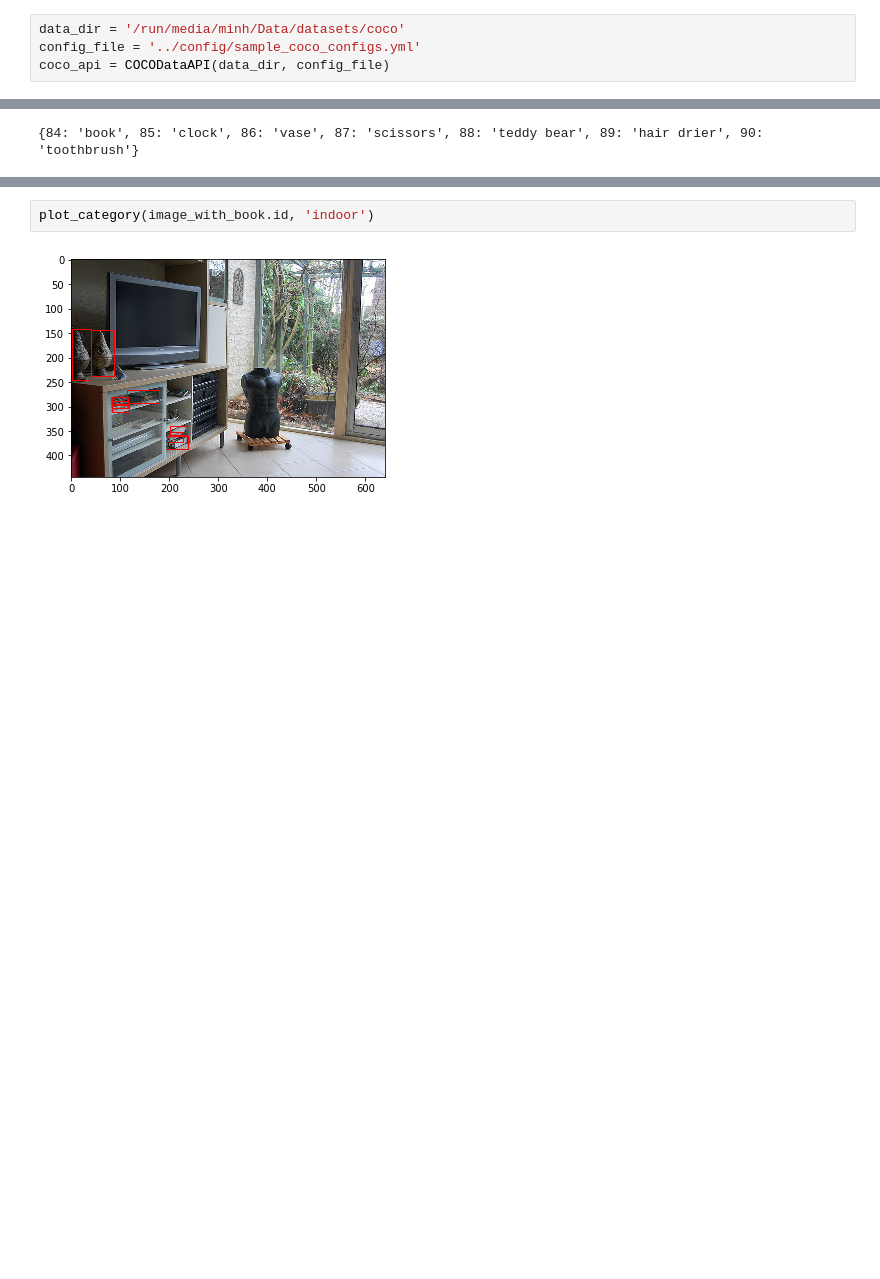
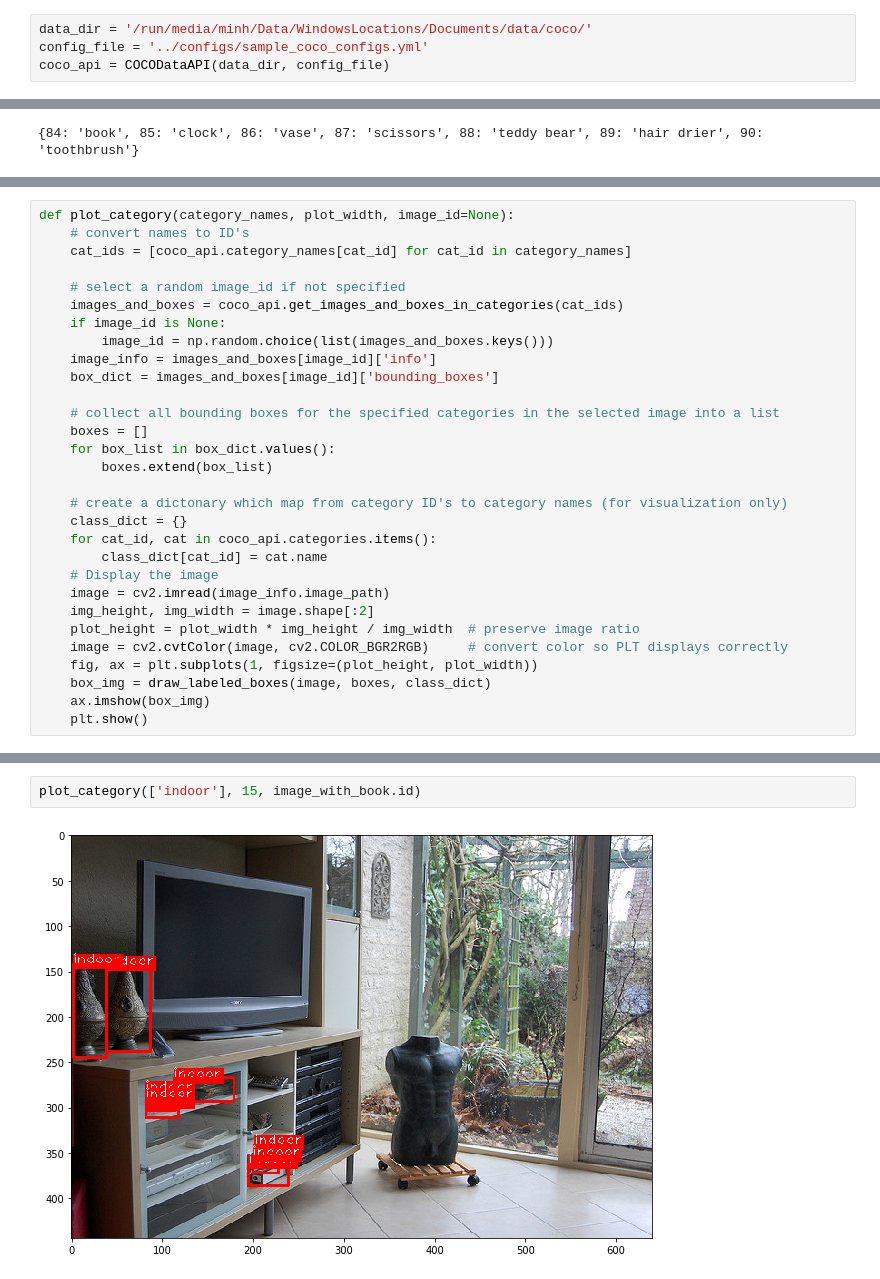
Before and after one commit to minhnh/dataset_interface, a Jupyter notebook: notebooks/coco_api_example.ipynb, the cells around one changed output, grey strips where cells are left out. Cells and saved outputs as stored; diff of their text form; blank space fills up the shorter version.

```diff
--- a/notebooks/coco_api_example.ipynb
+++ b/notebooks/coco_api_example.ipynb
@@ -8,6 +17,6 @@ from dataset_interface.coco import COCODataAPI
 # %%
-data_dir = '/run/media/minh/Data/datasets/coco'
-config_file = '../config/sample_coco_configs.yml'
+data_dir = '/run/media/minh/Data/WindowsLocations/Documents/data/coco/'
+config_file = '../configs/sample_coco_configs.yml'
 coco_api = COCODataAPI(data_dir, config_file)
 # %% [output]
 loading annotations into memory...
@@ -50 +52,31 @@ def plot_category(image_id, category_name):
+# %%
+def plot_category(category_names, plot_width, image_id=None):
+    # convert names to ID's
+    cat_ids = [coco_api.category_names[cat_id] for cat_id in category_names]
+
+    # select a random image_id if not specified
+    images_and_boxes = coco_api.get_images_and_boxes_in_categories(cat_ids)
+    if image_id is None:
+        image_id = np.random.choice(list(images_and_boxes.keys()))
+    image_info = images_and_boxes[image_id]['info']
+    box_dict = images_and_boxes[image_id]['bounding_boxes']
+
+    # collect all bounding boxes for the specified categories in the selected image into a list
+    boxes = []
+    for box_list in box_dict.values():
+        boxes.extend(box_list)
+
+    # create a dictonary which map from category ID's to category names (for visualization only)
+    class_dict = {}
+    for cat_id, cat in coco_api.categories.items():
+        class_dict[cat_id] = cat.name
+    # Display the image
+    image = cv2.imread(image_info.image_path)
+    img_height, img_width = image.shape[:2]
+    plot_height = plot_width * img_height / img_width  # preserve image ratio
+    image = cv2.cvtColor(image, cv2.COLOR_BGR2RGB)     # convert color so PLT displays correctly
+    fig, ax = plt.subplots(1, figsize=(plot_height, plot_width))
+    box_img = draw_labeled_boxes(image, boxes, class_dict)
+    ax.imshow(box_img)
+    plt.show()
 # %%
@@ -54,4 +86,4 @@ plot_category(image_with_book.id, 'book')
 # %%
-plot_category(image_with_book.id, 'indoor')
+plot_category(['indoor'], 15, image_with_book.id)
 # %% [output]
-[figure, old version]
+[figure, new version]
```
Also changed, not shown: parts of 14 cells of this notebook, 9 other files.
